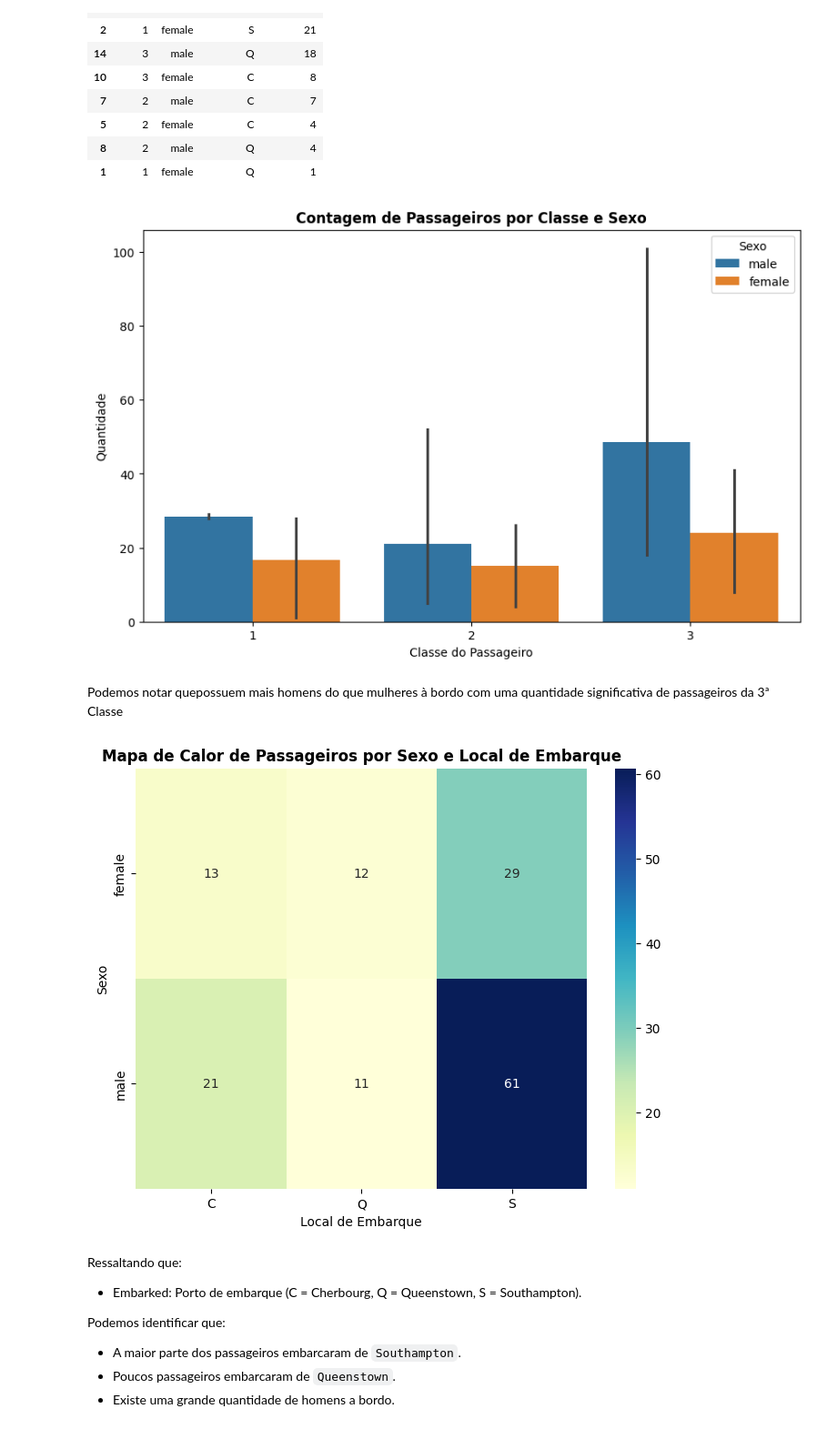
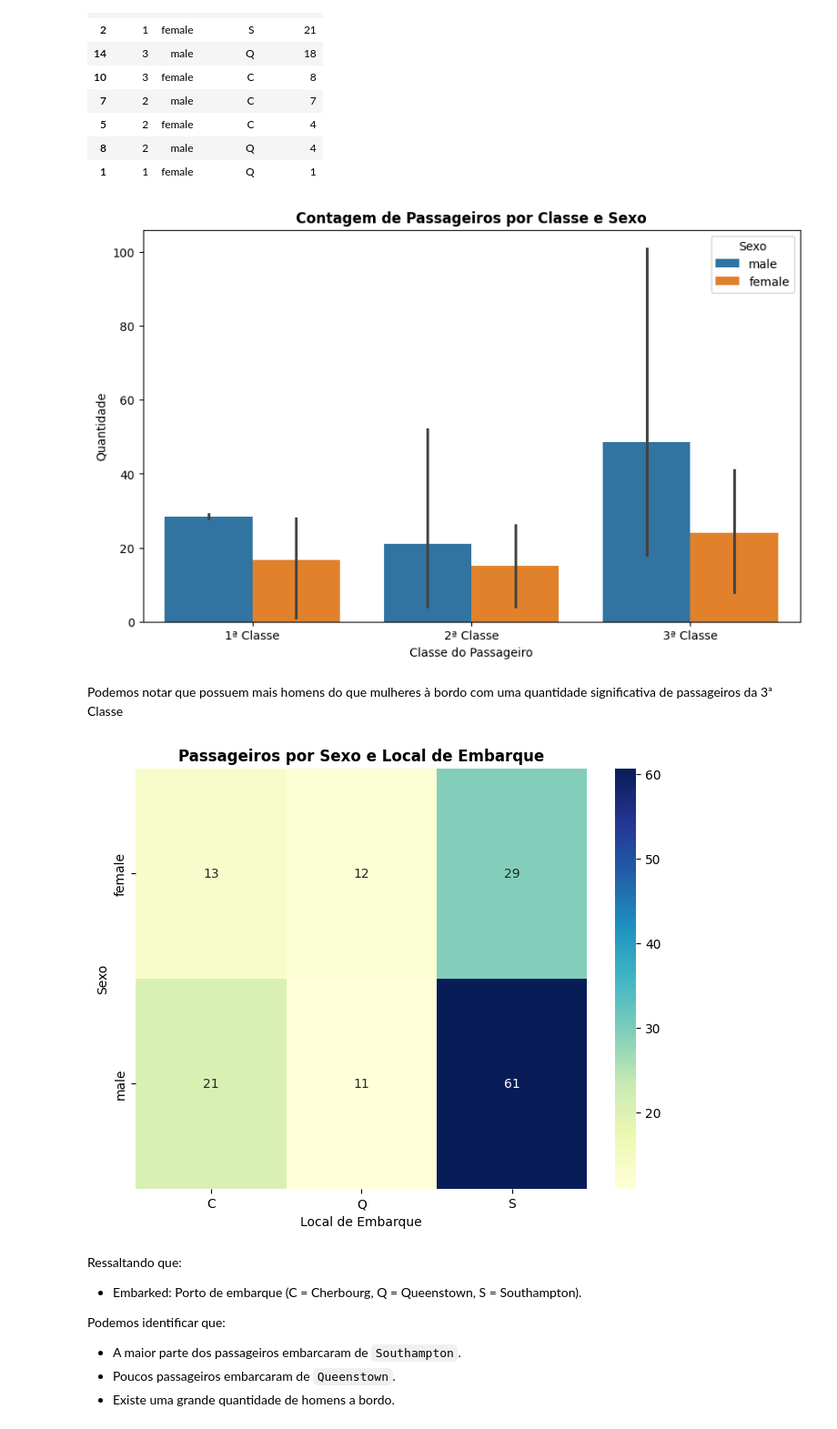
Before and after one commit to Mustasheep/EDA_titanic, a Jupyter notebook: titanic.ipynb, the cells around one changed output. Shown: that part at 91% size. Cells and saved outputs as stored; diff of their text form; code cells hidden in the pictures.

```diff
--- a/titanic.ipynb
+++ b/titanic.ipynb
@@ -162,27 +162,29 @@ df_categ
 # %%
 # Gráfico de barras agrupado
 plt.figure(figsize=(10, 6))
-sns.barplot(x='Pclass', y='Contagem', hue='Sex', data=df_categ)
+ax = sns.barplot(x='Pclass', y='Contagem', hue='Sex', data=df_categ)
+ax.xaxis.set_ticks([0, 1, 2])
+ax.xaxis.set_ticklabels(["1ª Classe", "2ª Classe", "3ª Classe"])
 plt.title('Contagem de Passageiros por Classe e Sexo', fontweight='bold')
 plt.xlabel('Classe do Passageiro')
 plt.ylabel('Quantidade')
 plt.legend(title='Sexo')
 plt.show()
 # %% [output]
-[figure, old version]
+[figure, new version]
 # %% [markdown]
-Podemos notar quepossuem mais homens do que mulheres à bordo com uma quantidade significativa de passageiros da 3ª Classe
+Podemos notar que possuem mais homens do que mulheres à bordo com uma quantidade significativa de passageiros da 3ª Classe
 # %%
 # Gráfico de mapa de calor
 pivot_df = df_categ.pivot_table(index="Sex", columns="Embarked", values="Contagem", fill_value=0)
 plt.figure(figsize=(8, 6))
-sns.heatmap(pivot_df, annot=True, cmap="YlGnBu", fmt=".0f") # Changed fmt to .0f
-plt.title("Mapa de Calor de Passageiros por Sexo e Local de Embarque", fontweight='bold')
+sns.heatmap(pivot_df, annot=True, cmap="YlGnBu", fmt=".0f")
+plt.title("Passageiros por Sexo e Local de Embarque", fontweight='bold')
 plt.xlabel("Local de Embarque")
 plt.ylabel("Sexo")
 plt.show()
 # %% [output]
-[figure, old version]
+[figure, new version]
 # %% [markdown]
 Ressaltando que:
 - Embarked: Porto de embarque (C = Cherbourg, Q = Queenstown, S = Southampton).
```
Also changed, not shown: parts of 3 cells of this notebook.
